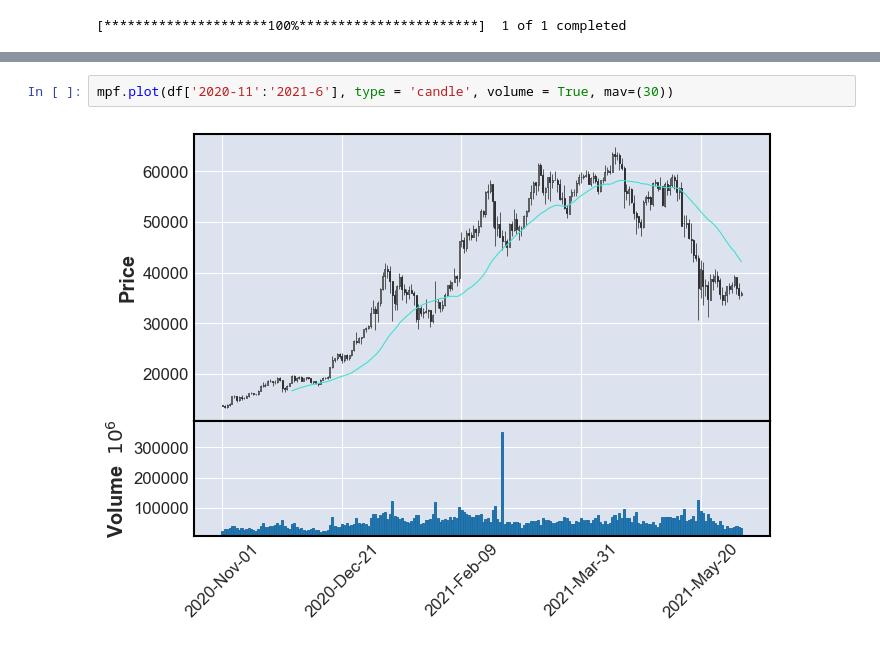
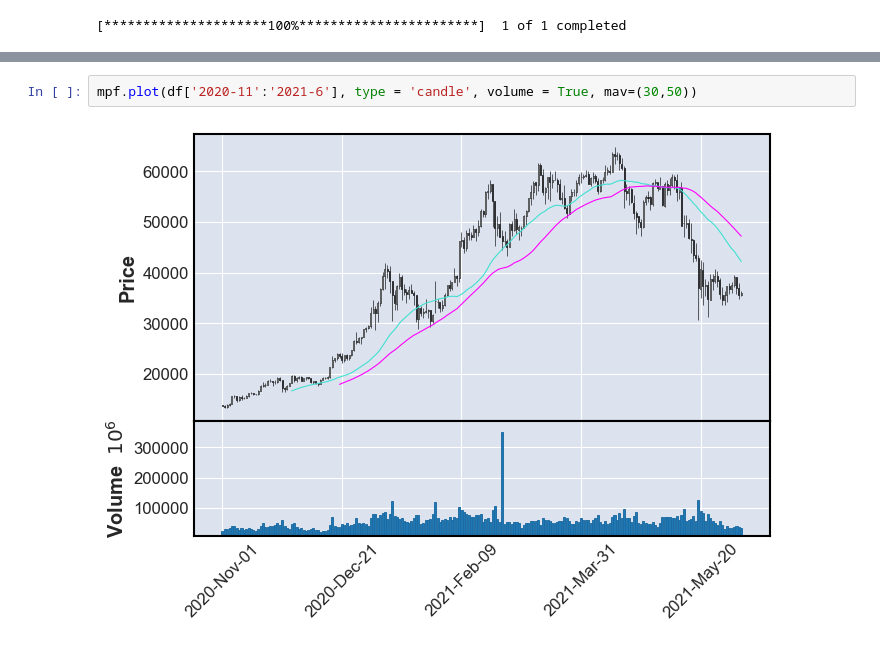
Before and after one commit to wojtekgradzinski/My-Portfolio, a Jupyter notebook: BTC.ipynb, the cells around one changed output, grey strips where cells are left out. Cells and saved outputs as stored; diff of their text form.

```diff
--- a/BTC.ipynb
+++ b/BTC.ipynb
@@ -25,6 +25,6 @@ Date
 
 [2451 rows x 6 columns]
 # %%
-mpf.plot(df['2020-11':'2021-6'], type = 'candle', volume = True, mav=(30))
+mpf.plot(df['2020-11':'2021-6'], type = 'candle', volume = True, mav=(30,50))
 # %% [output]
-[figure, old version]
+[figure, new version]
```
